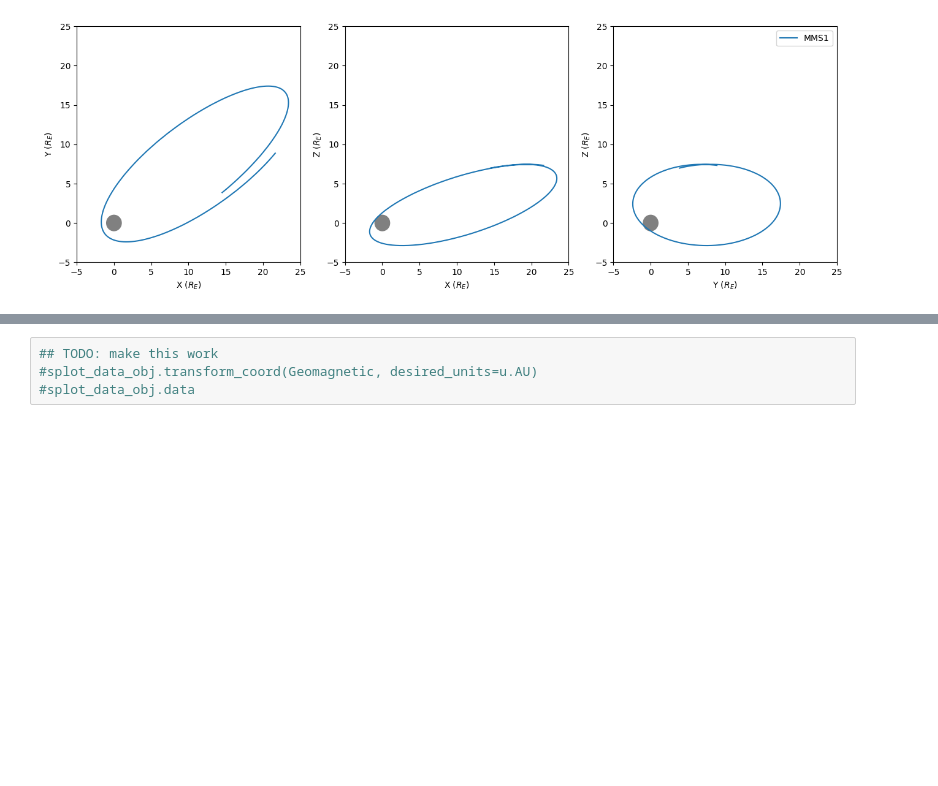
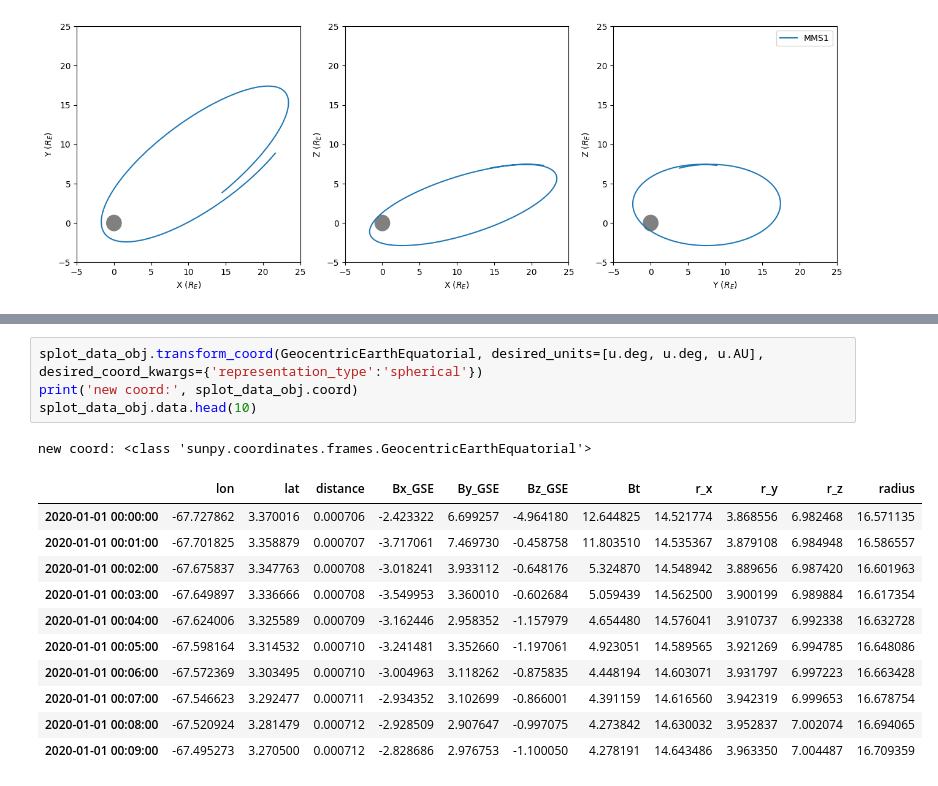
Before and after one commit to pysplot/pysplot, a Jupyter notebook: examples/getting_started.ipynb, the cells around one changed output, grey strips where cells are left out. Drawn from its saved outputs; the diff is of its cells as text; blank space fills up the shorter version.

```diff
--- a/examples/getting_started.ipynb
+++ b/examples/getting_started.ipynb
@@ -192,4 +189,17 @@ Since we used sunpy coordinate system to define the splot data spatial frame, we
-# %%
-## TODO: make this work
-#splot_data_obj.transform_coord(Geomagnetic, desired_units=u.AU)
-#splot_data_obj.data
+# %%
+splot_data_obj.transform_coord(GeocentricEarthEquatorial, desired_units=[u.deg, u.deg, u.AU], desired_coord_kwargs={'representation_type':'spherical'})
+print('new coord:', splot_data_obj.coord)
+splot_data_obj.data.head(10)
+# %% [output]
+new coord: <class 'sunpy.coordinates.frames.GeocentricEarthEquatorial'>
+|  | lon | lat | distance | Bx_GSE | By_GSE | Bz_GSE | Bt | r_x | r_y | r_z | radius |
+| 2020-01-01 00:00:00 | -67.727862 | 3.370016 | 0.000706 | -2.423322 | 6.699257 | -4.964180 | 12.644825 | 14.521774 | 3.868556 | 6.982468 | 16.571135 |
+| 2020-01-01 00:01:00 | -67.701825 | 3.358879 | 0.000707 | -3.717061 | 7.469730 | -0.458758 | 11.803510 | 14.535367 | 3.879108 | 6.984948 | 16.586557 |
+| 2020-01-01 00:02:00 | -67.675837 | 3.347763 | 0.000708 | -3.018241 | 3.933112 | -0.648176 | 5.324870 | 14.548942 | 3.889656 | 6.987420 | 16.601963 |
+| 2020-01-01 00:03:00 | -67.649897 | 3.336666 | 0.000708 | -3.549953 | 3.360010 | -0.602684 | 5.059439 | 14.562500 | 3.900199 | 6.989884 | 16.617354 |
+| 2020-01-01 00:04:00 | -67.624006 | 3.325589 | 0.000709 | -3.162446 | 2.958352 | -1.157979 | 4.654480 | 14.576041 | 3.910737 | 6.992338 | 16.632728 |
+| 2020-01-01 00:05:00 | -67.598164 | 3.314532 | 0.000710 | -3.241481 | 3.352660 | -1.197061 | 4.923051 | 14.589565 | 3.921269 | 6.994785 | 16.648086 |
+| 2020-01-01 00:06:00 | -67.572369 | 3.303495 | 0.000710 | -3.004963 | 3.118262 | -0.875835 | 4.448194 | 14.603071 | 3.931797 | 6.997223 | 16.663428 |
+| 2020-01-01 00:07:00 | -67.546623 | 3.292477 | 0.000711 | -2.934352 | 3.102699 | -0.866001 | 4.391159 | 14.616560 | 3.942319 | 6.999653 | 16.678754 |
+| 2020-01-01 00:08:00 | -67.520924 | 3.281479 | 0.000712 | -2.928509 | 2.907647 | -0.997075 | 4.273842 | 14.630032 | 3.952837 | 7.002074 | 16.694065 |
+| 2020-01-01 00:09:00 | -67.495273 | 3.270500 | 0.000712 | -2.828686 | 2.976753 | -1.100050 | 4.278191 | 14.643486 | 3.963350 | 7.004487 | 16.709359 |
```
Also changed, not shown: parts of 10 cells of this notebook, 6 other files.
